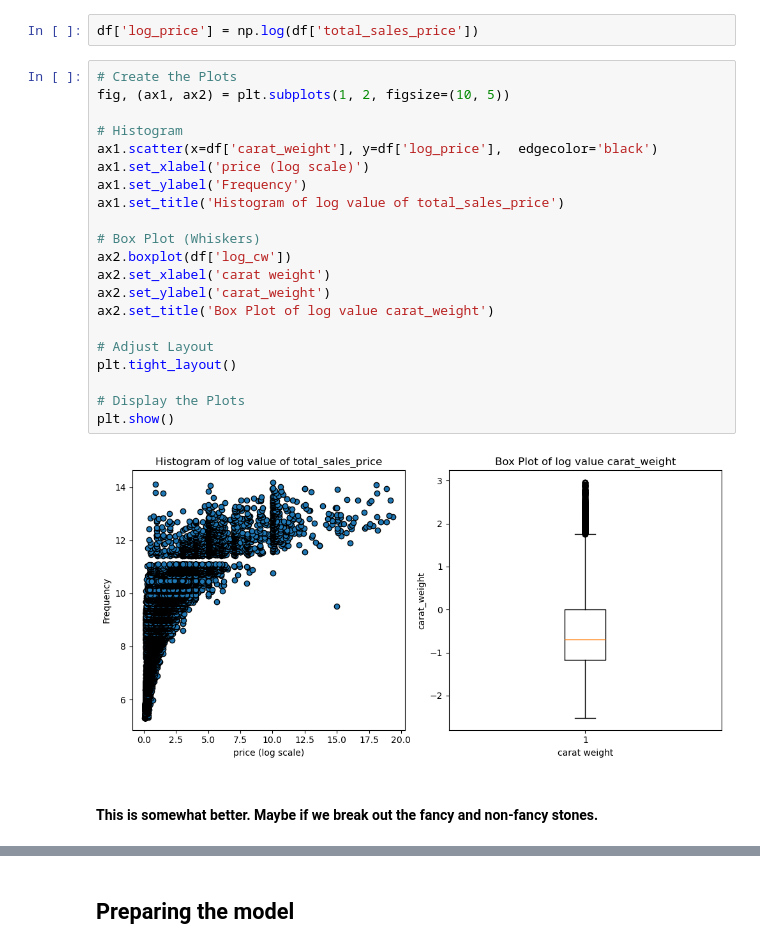
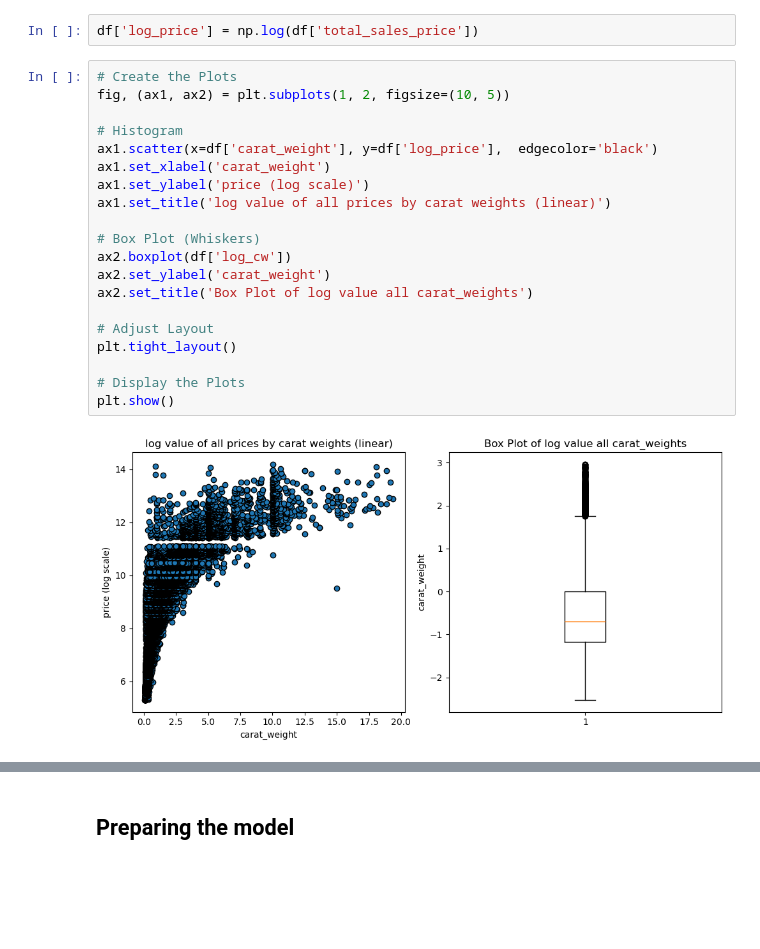
Before and after one commit to Data-Science-Projects-Code/Diamonds, a Jupyter notebook: Diamonds/notebooks/Models.ipynb, the cells around one changed output, grey strips where cells are left out. Cells and saved outputs as stored; diff of their text form; blank space fills up the shorter version.

```diff
--- a/Diamonds/notebooks/Models.ipynb
+++ b/Diamonds/notebooks/Models.ipynb
@@ -268,25 +265,22 @@ df['log_price'] = np.log(df['total_sales_price'])
 # %%
 # Create the Plots
 fig, (ax1, ax2) = plt.subplots(1, 2, figsize=(10, 5))
 
 # Histogram
 ax1.scatter(x=df['carat_weight'], y=df['log_price'],  edgecolor='black')
-ax1.set_xlabel('price (log scale)')
-ax1.set_ylabel('Frequency')
-ax1.set_title('Histogram of log value of total_sales_price')
+ax1.set_xlabel('carat_weight')
+ax1.set_ylabel('price (log scale)')
+ax1.set_title('log value of all prices by carat weights (linear)')
 
 # Box Plot (Whiskers)
 ax2.boxplot(df['log_cw'])
-ax2.set_xlabel('carat weight')
 ax2.set_ylabel('carat_weight')
-ax2.set_title('Box Plot of log value carat_weight')
+ax2.set_title('Box Plot of log value all carat_weights')
 
 # Adjust Layout
 plt.tight_layout()
 
 # Display the Plots
 plt.show()
 # %% [output]
-[figure, old version]
+[figure, new version]
-# %% [markdown]
-#### This is somewhat better. Maybe if we break out the fancy and non-fancy stones.
```
Also changed, not shown: parts of 15 cells of this notebook.
